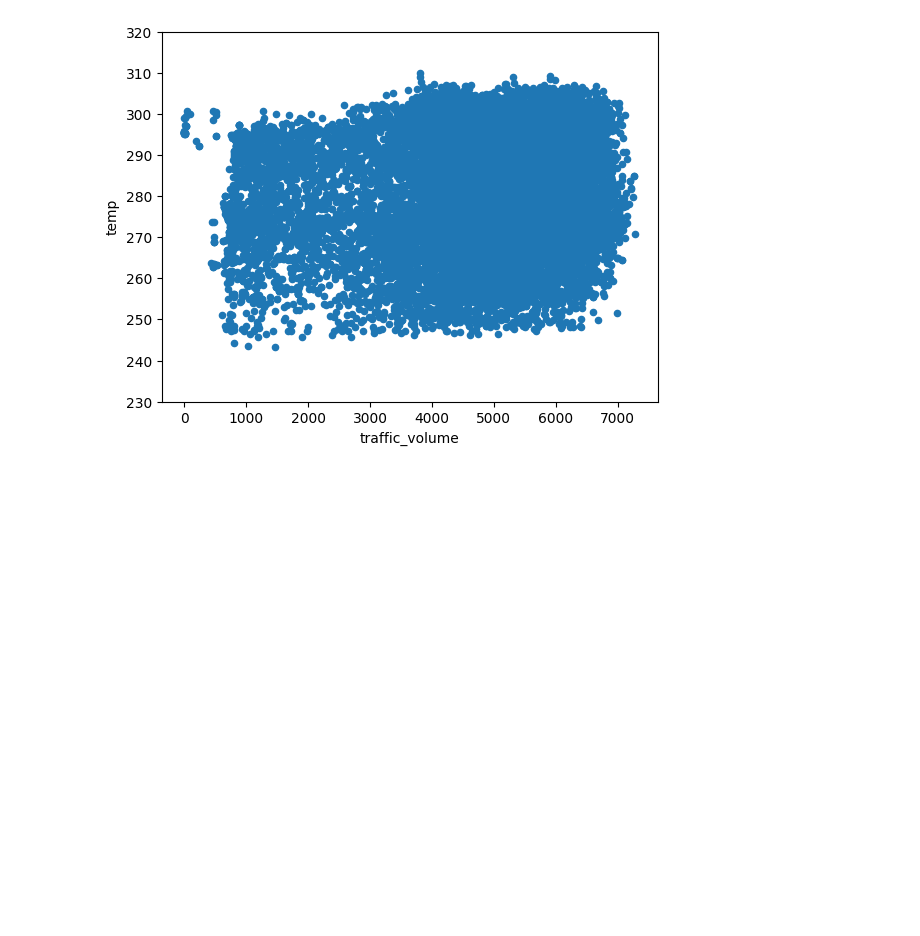
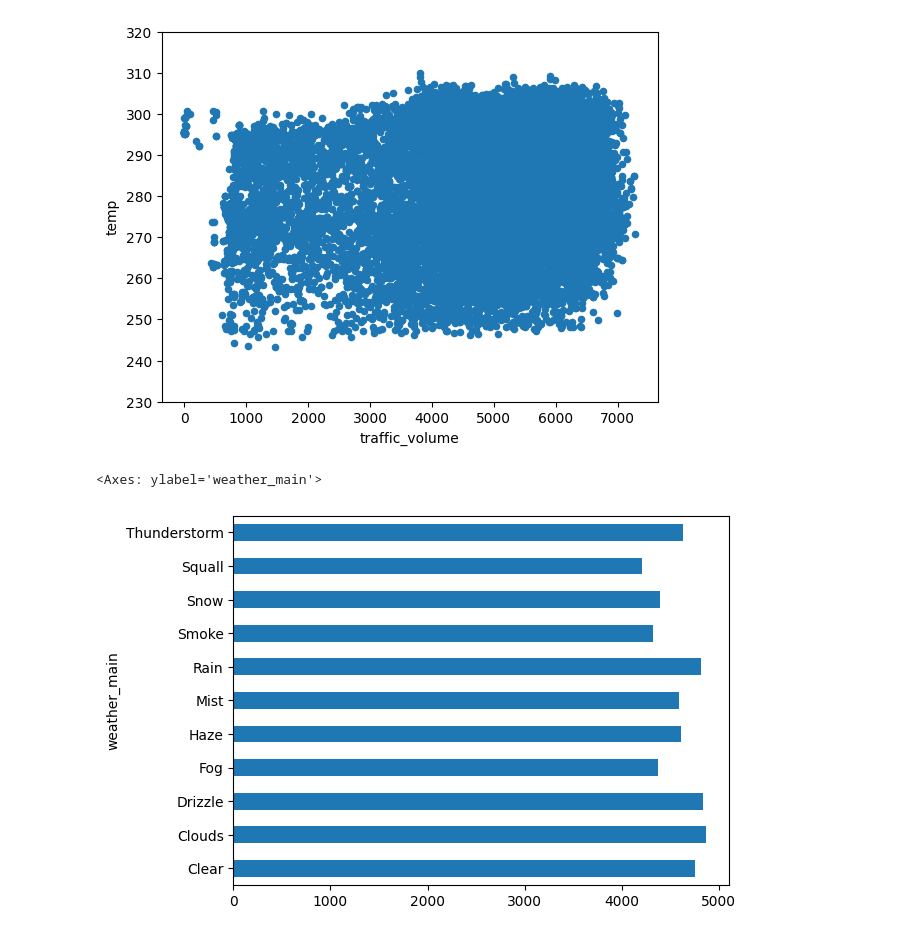
Before and after one commit to robinadoro/Finding-Heavy-Traffic-Indicators-on-I-94, a Jupyter notebook: metro.ipynb, the cells around one changed output. Saved outputs shown, nothing was run; the diff lists cells and outputs as text; code cells hidden in the pictures; blank space fills up the shorter version.

Commit message:
Weather Types

```diff
--- a/metro.ipynb
+++ b/metro.ipynb
@@ -197,3 +197,11 @@ plt.ylim(230, 320)
 plt.show()
 # %% [output]
 [figure]
+# %%
+by_weather_main = day.groupby('weather_main').mean(numeric_only=True)
+by_weather_description = day.groupby('weather_description').mean(numeric_only=True)
+
+by_weather_main['traffic_volume'].plot.barh()
+# %% [output]
+<Axes: ylabel='weather_main'>
+[figure, added]
```
Also changed, not shown: parts of 2 cells of this notebook.
